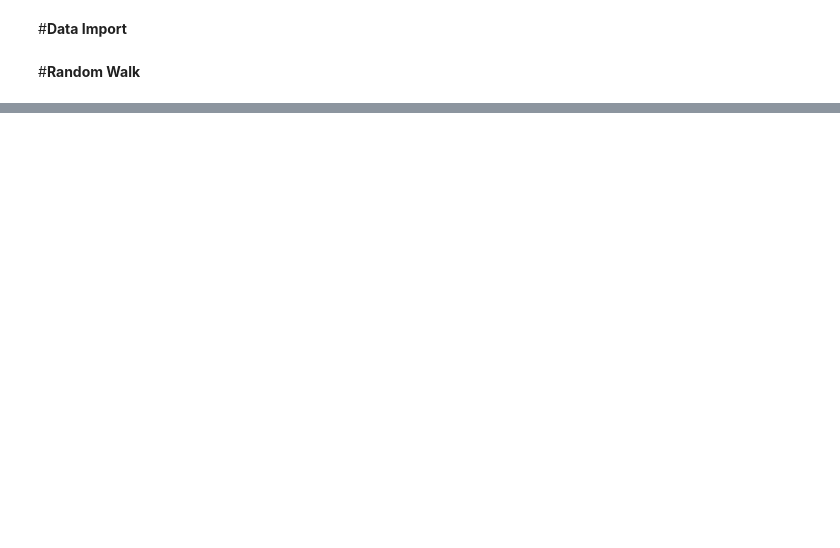
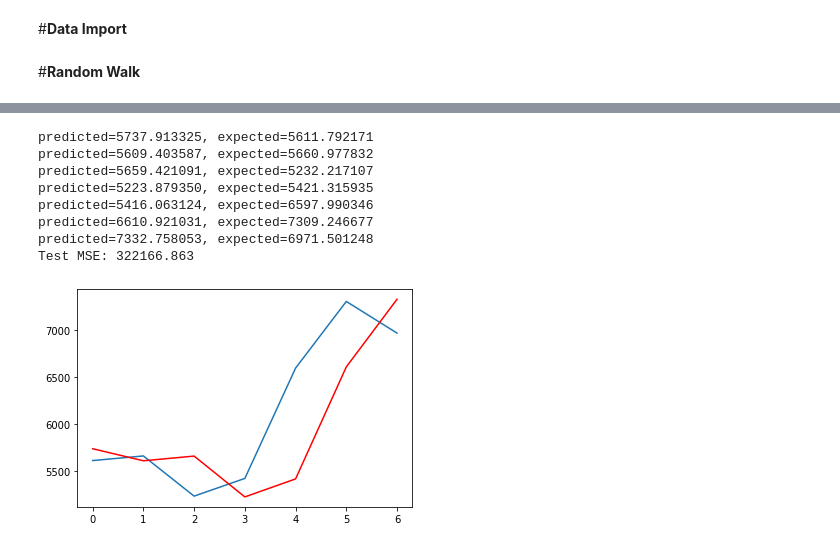
Before and after one commit to achaudhury7378/TimeSeiresApplications, a Jupyter notebook: Time_Seiers_models.ipynb, the cells around one changed output, grey strips where cells are left out. Saved outputs shown, nothing was run; the diff lists cells and outputs as text; code cells hidden in the pictures; blank space fills up the shorter version.

```diff
--- a/Time_Seiers_models.ipynb
+++ b/Time_Seiers_models.ipynb
@@ -27,0 +91,26 @@ pyplot.show()
+# %%
+for t in range(len(test)):
+	model = ARIMA(history, order=(0,1,0))
+	model_fit = model.fit(disp=0)
+	output = model_fit.forecast()
+	yhat = output[0]
+	predictions.append(yhat)
+	obs = test[t]
+	history.append(obs)
+	print('predicted=%f, expected=%f' % (yhat, obs))
+error = mean_squared_error(test, predictions)
+print('Test MSE: %.3f' % error)
+# plot
+pyplot.plot(test)
+pyplot.plot(predictions, color='red')
+pyplot.show()
+# %% [output]
+predicted=5737.913325, expected=5611.792171
+predicted=5609.403587, expected=5660.977832
+predicted=5659.421091, expected=5232.217107
+predicted=5223.879350, expected=5421.315935
+predicted=5416.063124, expected=6597.990346
+predicted=6610.921031, expected=7309.246677
+predicted=7332.758053, expected=6971.501248
+Test MSE: 322166.863
+[figure, added]
```
Also changed, not shown: parts of 9 cells of this notebook.
